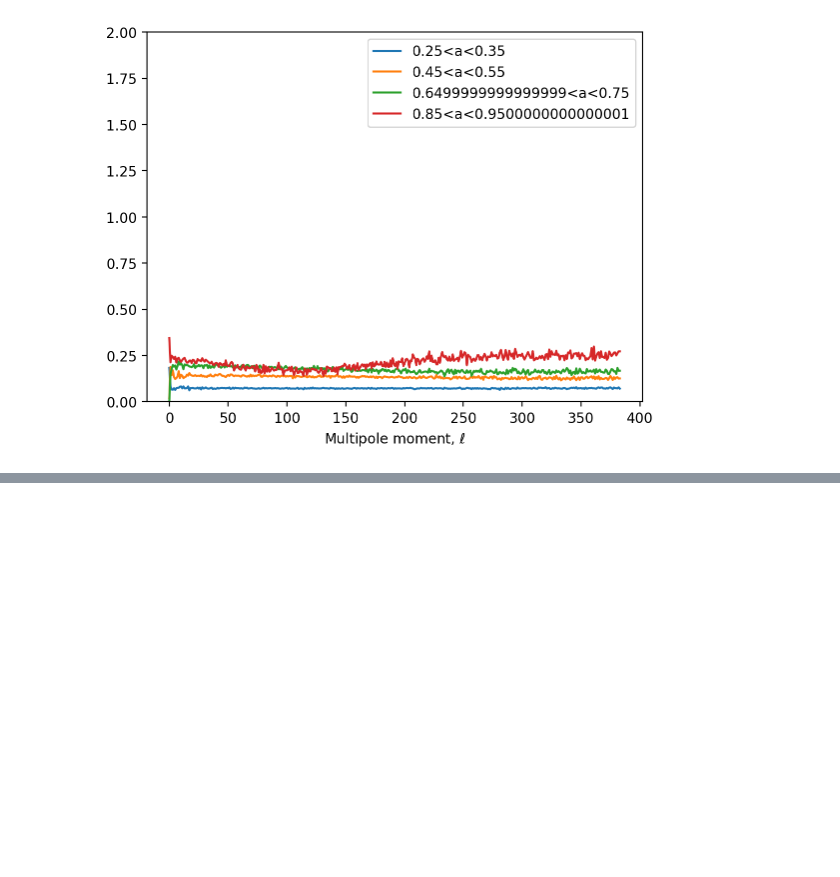
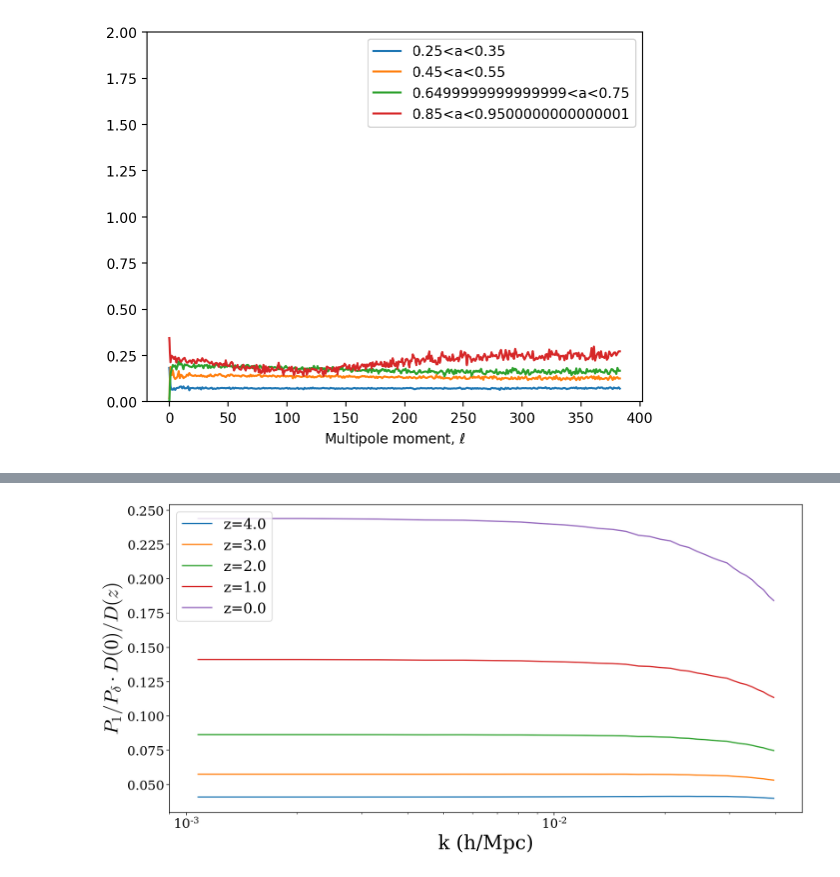
Before and after one commit to HalfDomeSims/HalfDome-data-releasing, a Jupyter notebook: validate_ic_largescale.ipynb, the cells around one changed output, grey strips where cells are left out. Cells and saved outputs as stored; diff of their text form; code cells hidden in the pictures; blank space fills up the shorter version.

```diff
--- a/validate_ic_largescale.ipynb
+++ b/validate_ic_largescale.ipynb
@@ -125,3 +142,0 @@ Text(0.5, 0, 'Multipole moment, $\\ell$')
-# %%
-# get deltas based on particle ID for 3d case
-delta_at_particle_3d = delta[np.array(prtl['ID'])]
@@ -131,4 +142,0 @@ prtl['delta'] = delta_at_particle_3d
-# %%
-# paint to 3d mesh
-mesh_particles = prtl.to_mesh(window='tsc', Nmesh=64, compensated=True)
-mesh_density = prtl.to_mesh(window='tsc', Nmesh=64, compensated=True, weight='delta')
@@ -156,0 +157,82 @@ Text(0, 0.5, 'ratio')
+# %%
+nc = 128
+lpt_nc_factor = 1
+pm_nc_factor = 1
+
+Nc = [nc,nc,nc]
+_q_size = Nc[0] * Nc[1] * Nc[2]
+_q_strides = np.empty(3, dtype=int)
+_q_strides[0] = Nc[1] * Nc[2]
+_q_strides[1] = Nc[2]
+_q_strides[2] = 1
+
+def get_IQ_from_ID(ID):
+    """
+    integer version of the initial position q
+    i.e. the lattice coordinates of the cells.
+    """
+    pabs = np.empty(3, dtype=int)
+    for d in range(3):
+        pabs[d] = ID / _q_strides[d]
+        ID -= pabs[d] * _q_strides[d]
+    return pabs
+
+plt.figure(figsize=(14,7))
+for z in [4, 3.5, 3, 2.5, 2.,1.5,1.,0.5,0.][::2]:
+    a = 1./(1+z)
+    sim = 'rfof_proc64_nc%d_size5000_nsteps60lin_ldr0_rcvfalse_fstnone_pnf%d_lnf%d_s100_dhf1.0000_tiled0.20_fll_elllim_10000_npix_2048_rfofkdt_8/' % (nc,pm_nc_factor,lpt_nc_factor)
+    prtl_snap = BigFileCatalog(f'/pscratch/sd/a/abayer/fastpm/test/linear/{sim}/snapshot_%.4f'%a, dataset='1')
+
+    assert(prtl_snap.comm.Get_size() == 1)
+
+    #import warnings
+    #warnings.filterwarnings("ignore")
+    #IQ = [get_IQ_from_ID(ID) for ID in prtl_snap['ID'].compute()]
+
+    mesh_name = f'/pscratch/sd/a/abayer/fastpm/test/linear/{sim}'
+    mesh_k = BigFileMesh(mesh_name+'lineark/', dataset='LinearDensityK')
+    mesh_kr = mesh_k.compute(mode='real')
+
+    _delta = mesh_kr[::lpt_nc_factor, ::lpt_nc_factor, ::lpt_nc_factor]
+    delta = _delta.flatten(order='C')  # unroll deltas, and subsample x2 from force grid  Try different deltas
+
+    # get deltas based on particle ID for 3d case
+    delta_at_particle_3d = delta[np.array(prtl_snap['ID'])]
+    #delta_at_particle_3d = _delta[list(np.array(IQ).T)]
+
+    #np.random.shuffle(delta_at_particle_3d)
+
+    # add column to catalog for delta_at_particle
+    prtl_snap['delta'] = delta_at_particle_3d
+
+    # paint to 3d mesh
+    Nmesh = 64
+    mesh_particles = prtl_snap.to_mesh(window='tsc', Nmesh=Nmesh, compensated=True)
+    mesh_density = prtl_snap.to_mesh(window='tsc', Nmesh=Nmesh, compensated=True, weight='delta')
+
+    # compute power
+    r_particles = FFTPower(mesh_particles, mode='1d') #, dk=0.005, kmin=0.01)
+    r_density = FFTPower(mesh_density, mode='1d')
+    #r_linear  = FFTPower(mesh_k, mode='1d')
+
+    """
+    # plot power
+    plt.loglog(r_particles.power['k'], r_particles.power['power'].real, label='n')
+    plt.loglog(r_density.power['k'], r_density.power['power'].real, label='density weighted')
+    plt.legend()
+    plt.xlabel('k (h/Mpc)')
+    plt.ylabel('P')
+    """
+
+    Dratio = 1 #colcosmo.growthFactor(0) / colcosmo.growthFactor(z)
+
+    # ratio
+    plt.semilogx(r_particles.power['k'], r_particles.power['power'].real/r_density.power['power'].real * Dratio**2, label='z=%.1f'%z)
+    #plt.semilogx(r_particles.power['k'][:int(Nmesh/2)], r_particles.power['power'].real/r_linear.power['power'].real[:int(Nmesh/2)], label='1/lin')
+    plt.legend()
+
+plt.xlabel('k (h/Mpc)')
+plt.ylabel(r'$P_1 / P_\delta \cdot D(0)/D(z)$')
+plt.show()
+# %% [output]
+[figure, added]
```
Also changed, not shown: parts of 10 cells of this notebook.
